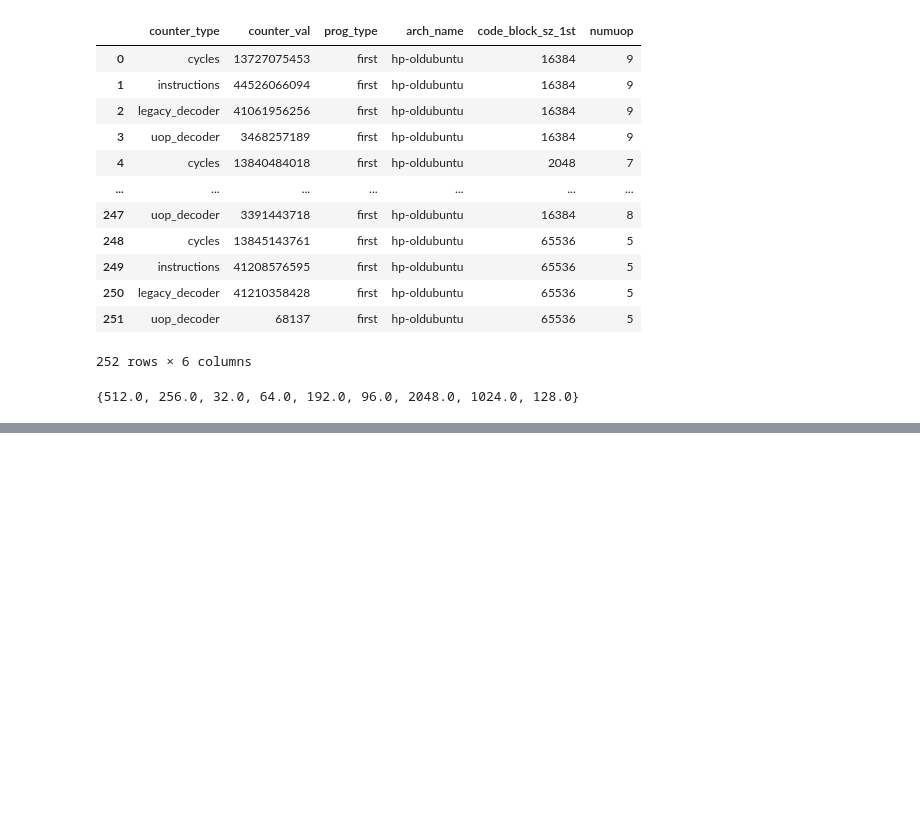
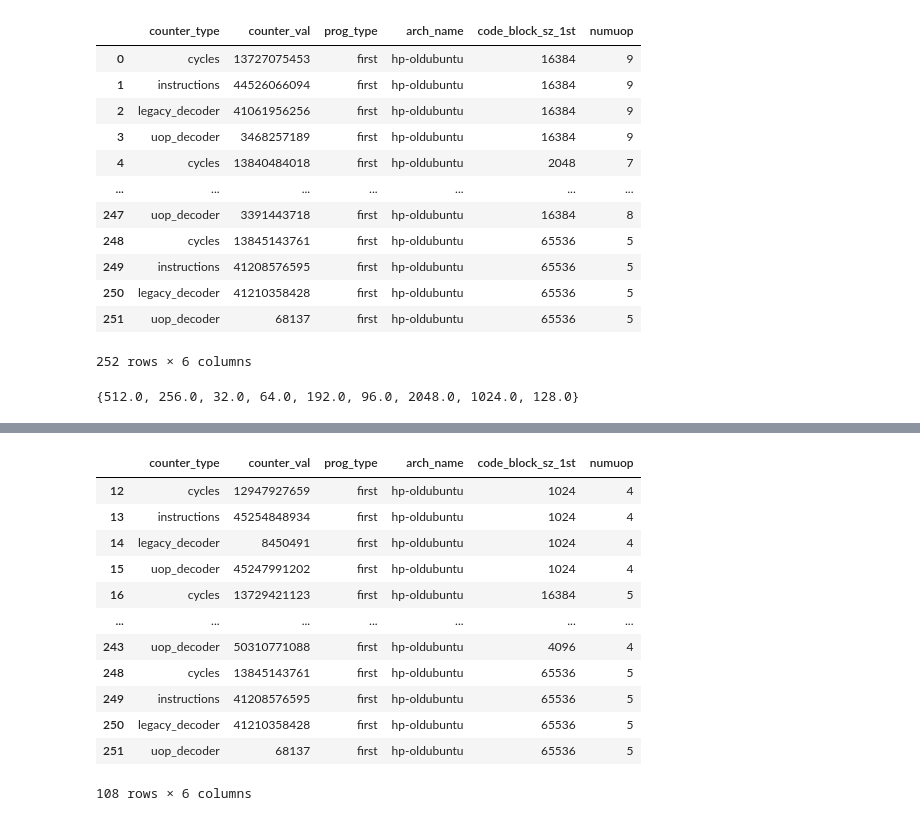
Before and after one commit to c0d3nh4ck/Microarchitectural-Research, a Jupyter notebook: graphical_reversing.ipynb, the cells around one changed output, grey strips where cells are left out. Cells and saved outputs as stored; diff of their text form; code cells hidden in the pictures; blank space fills up the shorter version.

```diff
--- a/graphical_reversing.ipynb
+++ b/graphical_reversing.ipynb
@@ -106,0 +126,16 @@ print(set(a))
+# %%
+nu_df2
+# %% [output]
+|  | counter_type | counter_val | prog_type | arch_name | code_block_sz_1st | numuop |
+| 12 | cycles | 12947927659 | first | hp-oldubuntu | 1024 | 4 |
+| 13 | instructions | 45254848934 | first | hp-oldubuntu | 1024 | 4 |
+| 14 | legacy_decoder | 8450491 | first | hp-oldubuntu | 1024 | 4 |
+| 15 | uop_decoder | 45247991202 | first | hp-oldubuntu | 1024 | 4 |
+| 16 | cycles | 13729421123 | first | hp-oldubuntu | 16384 | 5 |
+| ... | ... | ... | ... | ... | ... | ... |
+| 243 | uop_decoder | 50310771088 | first | hp-oldubuntu | 4096 | 4 |
+| 248 | cycles | 13845143761 | first | hp-oldubuntu | 65536 | 5 |
+| 249 | instructions | 41208576595 | first | hp-oldubuntu | 65536 | 5 |
+| 250 | legacy_decoder | 41210358428 | first | hp-oldubuntu | 65536 | 5 |
+| 251 | uop_decoder | 68137 | first | hp-oldubuntu | 65536 | 5 |
+108 rows × 6 columns
```
Also changed, not shown: parts of 9 cells of this notebook.
